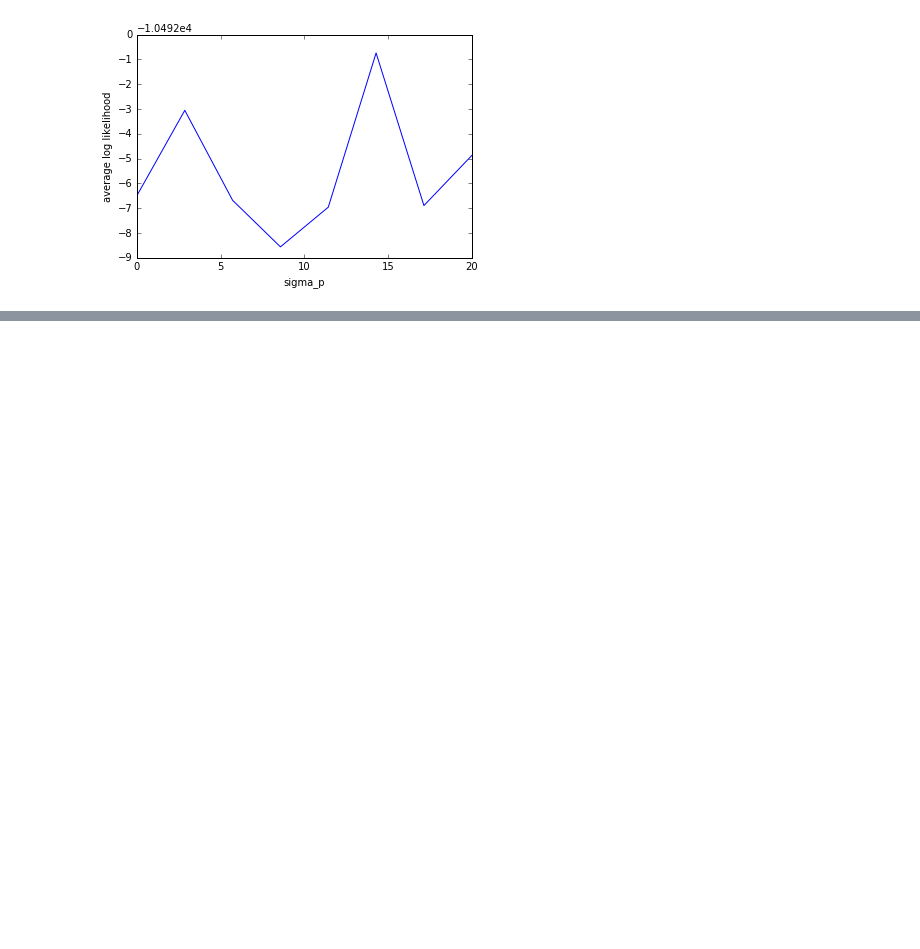
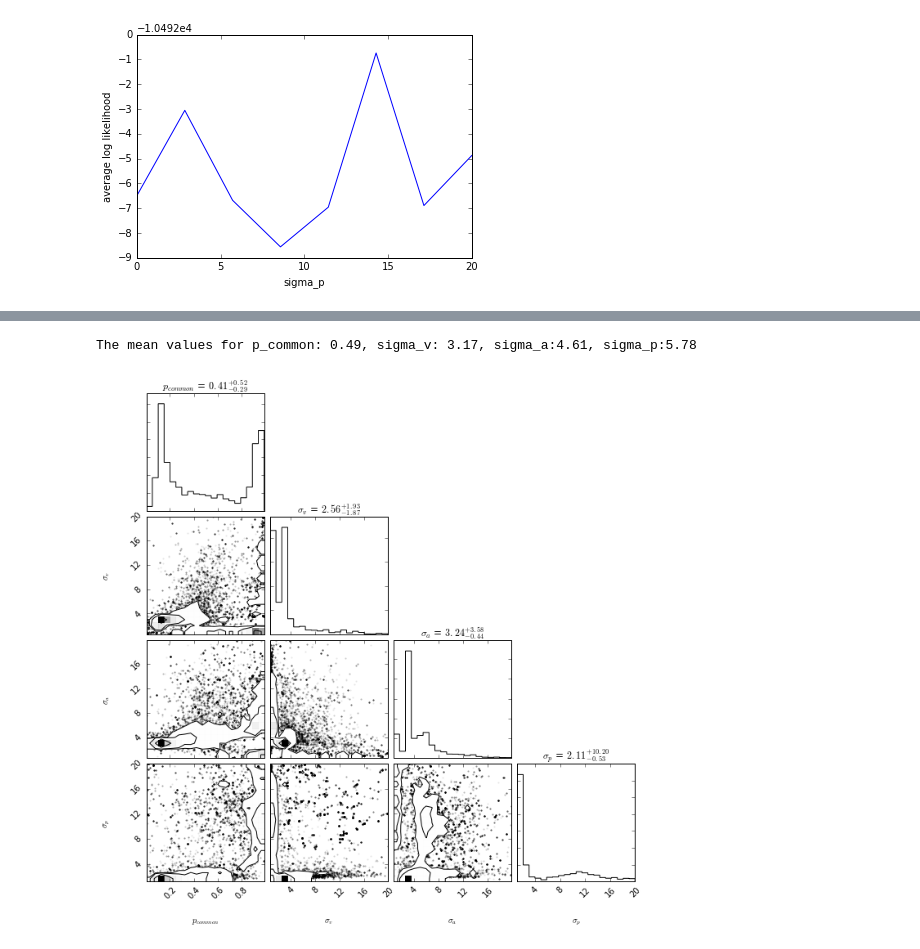
Before and after one commit to erensezener/bayes_is_the_way, a Jupyter notebook: notebook.ipynb, the cells around one changed output, grey strips where cells are left out. Cells and saved outputs as stored; diff of their text form; code cells hidden in the pictures; blank space fills up the shorter version.

```diff
--- a/notebook.ipynb
+++ b/notebook.ipynb
@@ -525,0 +538,10 @@ mcmc()
+# %%
+import corner
+
+mcmc_data = np.load('mcmc.dump')
+mean_vals = np.mean(mcmc_data, axis=0)
+figure = corner.corner(np.load('mcmc.dump'), labels=['$p_{common}$', '$\sigma_v$', '$\sigma_a$', '$\sigma_p$'],show_titles=True, title_kwargs={"fontsize": 12})
+print('The mean values for p_common: {0:.2f}, sigma_v: {1:.2f}, sigma_a:{2:.2f}, sigma_p:{3:.2f}'.format(mean_vals[0], mean_vals[1], mean_vals[2], mean_vals[3]))
+# %% [output]
+The mean values for p_common: 0.49, sigma_v: 3.17, sigma_a:4.61, sigma_p:5.78
+[figure, added]
```
Also changed, not shown: parts of 7 cells of this notebook, 4 other files.
